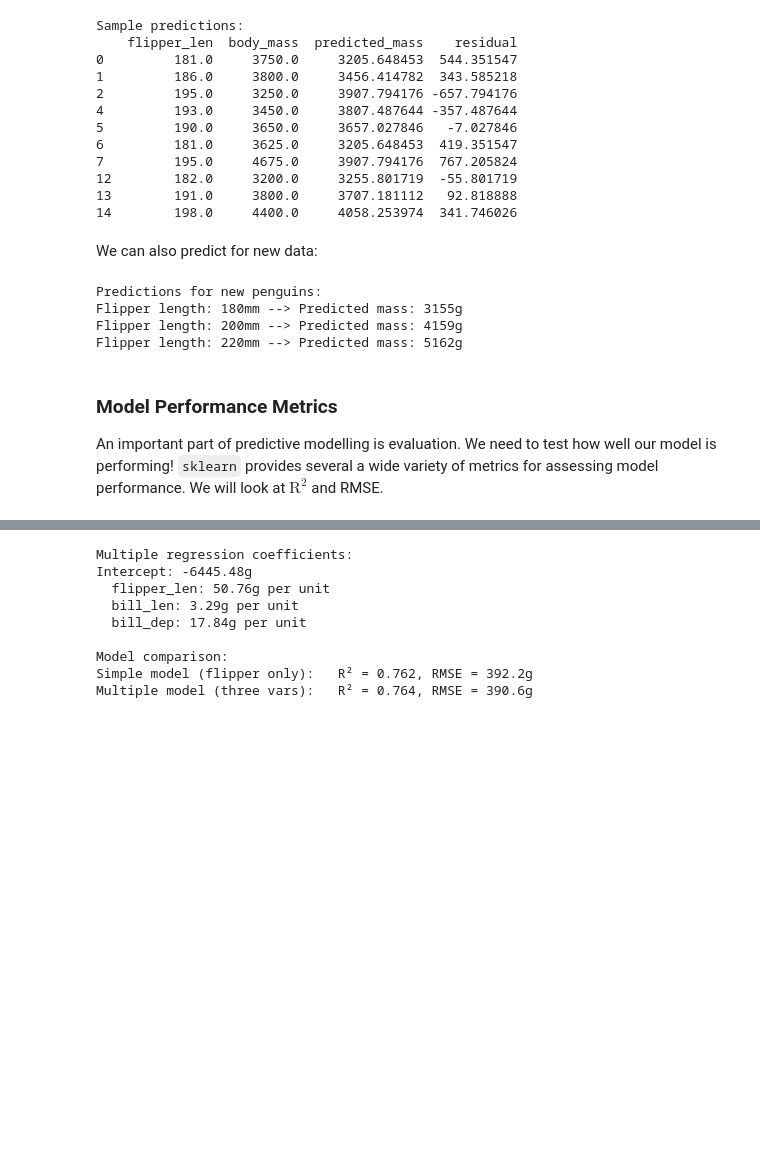
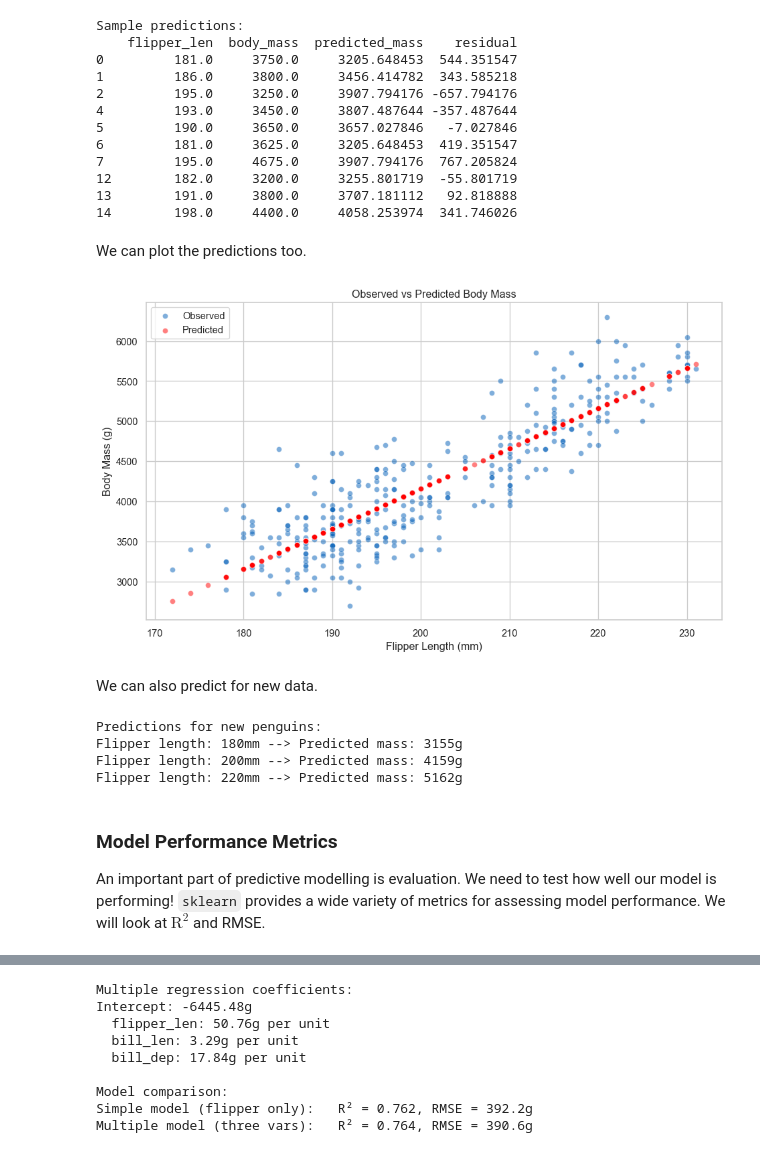
Before and after one commit to NHS-South-Central-and-West/code-club, a Jupyter notebook: pr-preview/pr-30/sessions/14-implementing-linear-regression/index.ipynb, the cells around one changed output, grey strips where cells are left out. Drawn from its saved outputs; the diff is of its cells as text; code cells hidden in the pictures; blank space fills up the shorter version.

```diff
--- a/pr-preview/pr-30/sessions/14-implementing-linear-regression/index.ipynb
+++ b/pr-preview/pr-30/sessions/14-implementing-linear-regression/index.ipynb
@@ -118,8 +125,25 @@ Sample predictions:
 12        182.0     3200.0     3255.801719  -55.801719
 13        191.0     3800.0     3707.181112   92.818888
 14        198.0     4400.0     4058.253974  341.746026
+# %% [markdown]
+We can plot the predictions too.
+# %%
+# plot
+fig, ax = plt.subplots(figsize=(10, 6))
+sns.scatterplot(data=df, x='flipper_len', y='body_mass', color='#005EB8', alpha=0.5, ax=ax, label='Observed')
+sns.scatterplot(data=df, x='flipper_len', y='predicted_mass', color='red', alpha=0.5, ax=ax, label='Predicted')
+
+ax.set_xlabel('Flipper Length (mm)')
+ax.set_ylabel('Body Mass (g)')
+ax.set_title('Observed vs Predicted Body Mass')
+ax.legend()
+
+plt.tight_layout()
+plt.show()
+# %% [output]
+[figure, added]
 # %% [markdown]
-We can also predict for new data:
+We can also predict for new data.
 # %%
 # predict for hypothetical penguins
 new_penguins = pd.DataFrame({
@@ -140,9 +164,9 @@ Flipper length: 220mm --> Predicted mass: 5162g
 ### Model Performance Metrics
 
 An important part of predictive modelling is evaluation. We need to test
-how well our model is performing! `sklearn` provides several a wide
-variety of metrics for assessing model performance. We will look at
-$\text{R}^2$ and RMSE.
+how well our model is performing! `sklearn` provides a wide variety of
+metrics for assessing model performance. We will look at $\text{R}^2$
+and RMSE.
 # %%
 # r-squared: proportion of variance explained
 r2 = r2_score(y, y_pred)
```
Also changed, not shown: parts of 14 cells of this notebook, 16 other files.
